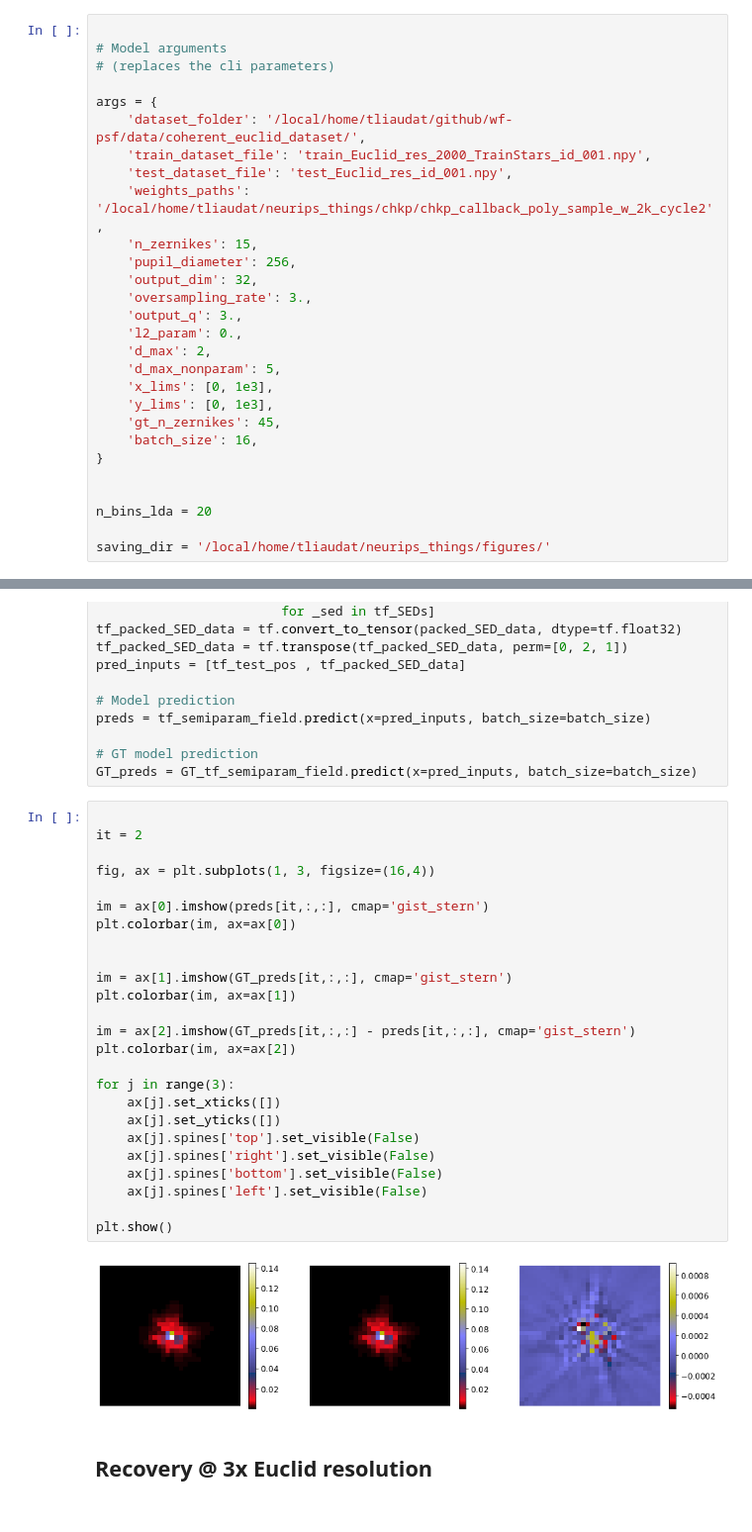
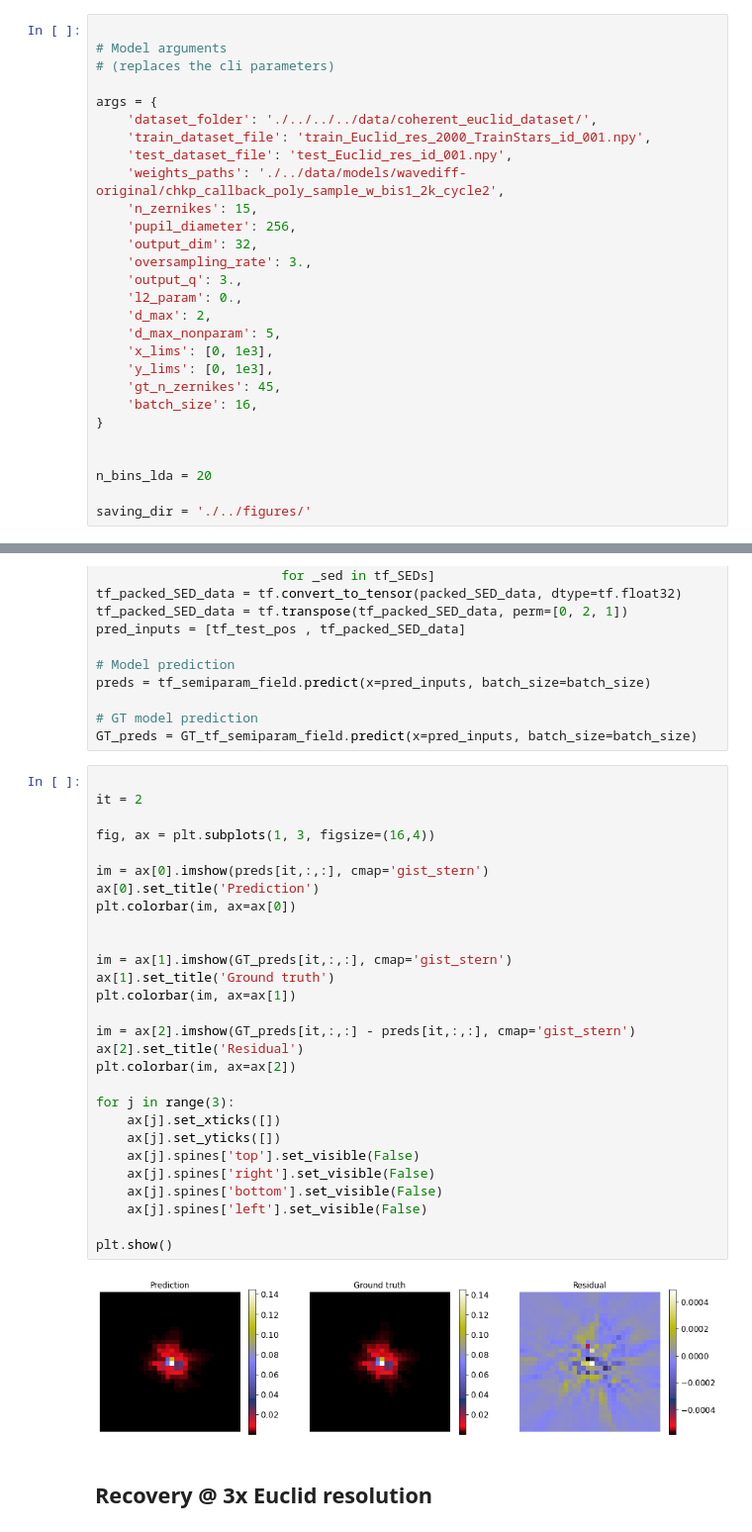
Before and after one commit to CosmoStat/wf-psf, a Jupyter notebook: papers/article_IOP/notebooks/DD-features-dataset-examples.ipynb, the cells around one changed output, grey strips where cells are left out. Shown at 99% size. Cells and saved outputs as stored; diff of their text form.

Commit message:
Adding new paper figures and the corresponding notebook

```diff
--- a/papers/article_IOP/notebooks/DD-features-dataset-examples.ipynb
+++ b/papers/article_IOP/notebooks/DD-features-dataset-examples.ipynb
@@ -47,10 +47,10 @@ plt.rc('ytick', labelsize=12)    # fontsize of the tick labels
 # (replaces the cli parameters)
 
 args = {
-    'dataset_folder': '/local/home/tliaudat/github/wf-psf/data/coherent_euclid_dataset/',
+    'dataset_folder': './../../../data/coherent_euclid_dataset/',
     'train_dataset_file': 'train_Euclid_res_2000_TrainStars_id_001.npy',
     'test_dataset_file': 'test_Euclid_res_id_001.npy',
-    'weights_paths': '/local/home/tliaudat/neurips_things/chkp/chkp_callback_poly_sample_w_2k_cycle2',
+    'weights_paths': './../data/models/wavediff-original/chkp_callback_poly_sample_w_bis1_2k_cycle2',
     'n_zernikes': 15,
     'pupil_diameter': 256,
     'output_dim': 32,
@@ -68,7 +68,7 @@ args = {
 
 n_bins_lda = 20
 
-saving_dir = '/local/home/tliaudat/neurips_things/figures/'
+saving_dir = './../figures/'
 # %%
 
 # Define model run id
@@ -283,30 +283,33 @@ GT_preds = GT_tf_semiparam_field.predict(x=pred_inputs, batch_size=batch_size)
 # %%
 
 it = 2
 
 fig, ax = plt.subplots(1, 3, figsize=(16,4))
 
 im = ax[0].imshow(preds[it,:,:], cmap='gist_stern')
+ax[0].set_title('Prediction')
 plt.colorbar(im, ax=ax[0])
 
 
 im = ax[1].imshow(GT_preds[it,:,:], cmap='gist_stern')
+ax[1].set_title('Ground truth')
 plt.colorbar(im, ax=ax[1])
 
 im = ax[2].imshow(GT_preds[it,:,:] - preds[it,:,:], cmap='gist_stern')
+ax[2].set_title('Residual')
 plt.colorbar(im, ax=ax[2])
 
 for j in range(3):
     ax[j].set_xticks([])
     ax[j].set_yticks([])
     ax[j].spines['top'].set_visible(False)
     ax[j].spines['right'].set_visible(False)
     ax[j].spines['bottom'].set_visible(False)
     ax[j].spines['left'].set_visible(False)
 
 plt.show()
 # %% [output]
-[figure, old version]
+[figure, new version]
 # %% [markdown]
 ## Recovery @ 3x Euclid resolution
 # %%
```
Also changed, not shown: parts of 17 cells of this notebook, 11 other files.
